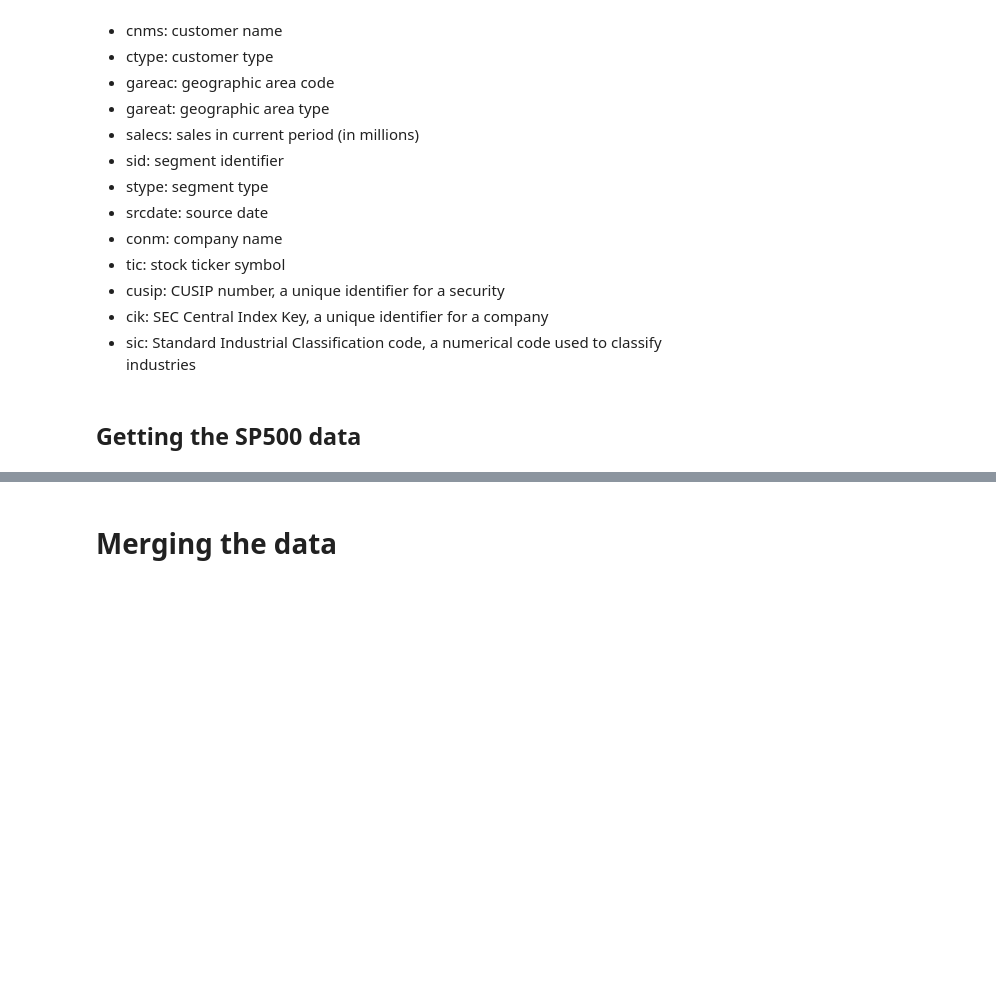
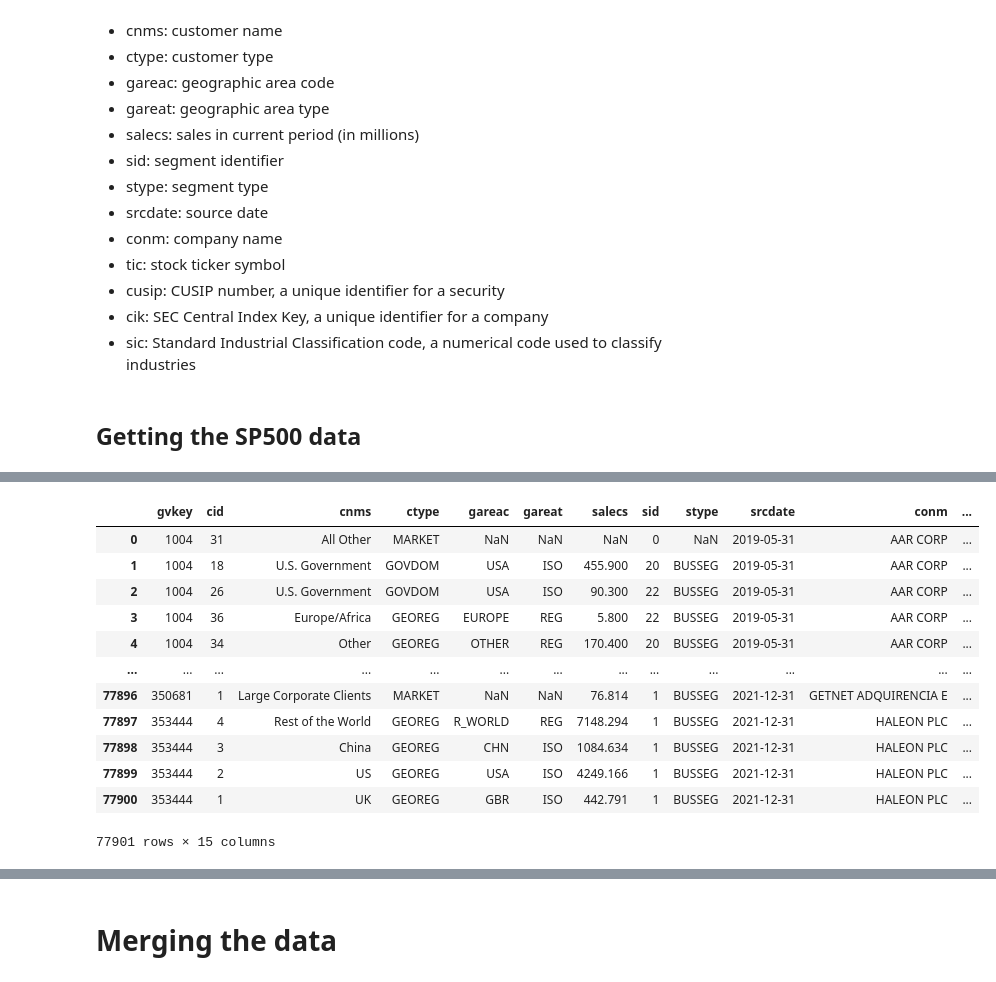
Before and after one commit to JerseyK/Final-Project_Sunset, a Jupyter notebook: data.ipynb, the cells around one changed output, grey strips where cells are left out. Saved outputs shown, nothing was run; the diff lists cells and outputs as text; code cells hidden in the pictures; blank space fills up the shorter version.

```diff
--- a/data.ipynb
+++ b/data.ipynb
@@ -56,0 +39,17 @@ sp500
+# %%
+comp = pd.read_csv('inputs/cust_supply_2019_2022.csv')
+comp
+# %% [output]
+|  | gvkey | cid | cnms | ctype | gareac | gareat | salecs | sid | stype | srcdate | conm | ... |
+| 0 | 1004 | 31 | All Other | MARKET | NaN | NaN | NaN | 0 | NaN | 2019-05-31 | AAR CORP | ... |
+| 1 | 1004 | 18 | U.S. Government | GOVDOM | USA | ISO | 455.900 | 20 | BUSSEG | 2019-05-31 | AAR CORP | ... |
+| 2 | 1004 | 26 | U.S. Government | GOVDOM | USA | ISO | 90.300 | 22 | BUSSEG | 2019-05-31 | AAR CORP | ... |
+| 3 | 1004 | 36 | Europe/Africa | GEOREG | EUROPE | REG | 5.800 | 22 | BUSSEG | 2019-05-31 | AAR CORP | ... |
+| 4 | 1004 | 34 | Other | GEOREG | OTHER | REG | 170.400 | 20 | BUSSEG | 2019-05-31 | AAR CORP | ... |
+| ... | ... | ... | ... | ... | ... | ... | ... | ... | ... | ... | ... | ... |
+| 77896 | 350681 | 1 | Large Corporate Clients | MARKET | NaN | NaN | 76.814 | 1 | BUSSEG | 2021-12-31 | GETNET ADQUIRENCIA E | ... |
+| 77897 | 353444 | 4 | Rest of the World | GEOREG | R_WORLD | REG | 7148.294 | 1 | BUSSEG | 2021-12-31 | HALEON PLC | ... |
+| 77898 | 353444 | 3 | China | GEOREG | CHN | ISO | 1084.634 | 1 | BUSSEG | 2021-12-31 | HALEON PLC | ... |
+| 77899 | 353444 | 2 | US | GEOREG | USA | ISO | 4249.166 | 1 | BUSSEG | 2021-12-31 | HALEON PLC | ... |
+| 77900 | 353444 | 1 | UK | GEOREG | GBR | ISO | 442.791 | 1 | BUSSEG | 2021-12-31 | HALEON PLC | ... |
+77901 rows × 15 columns
```
Also changed, not shown: parts of 6 cells of this notebook, 1 other file.
